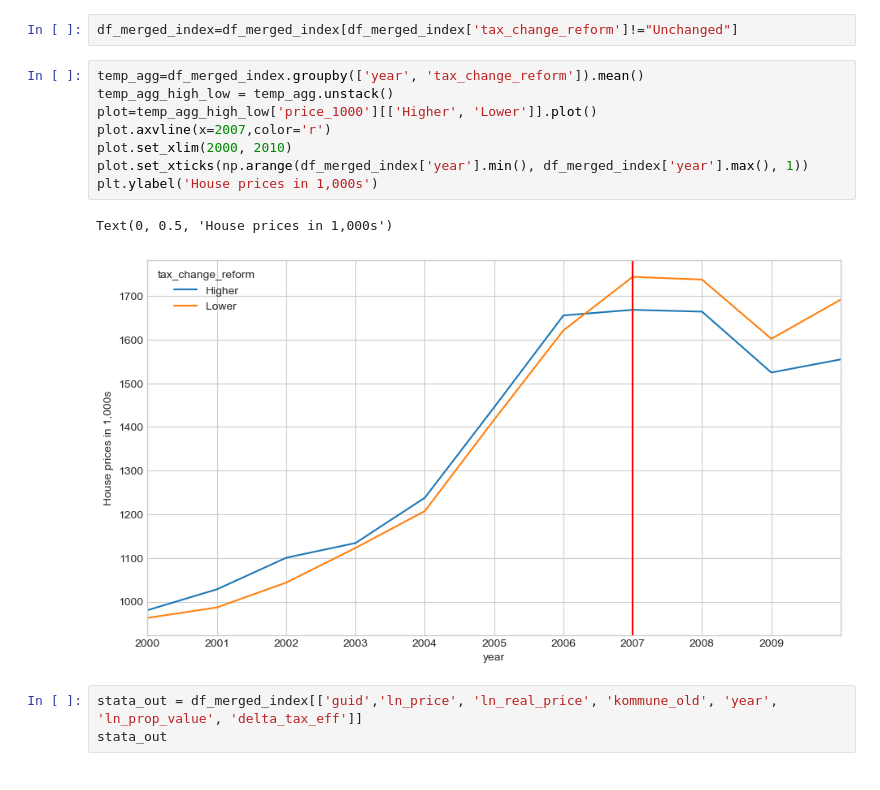
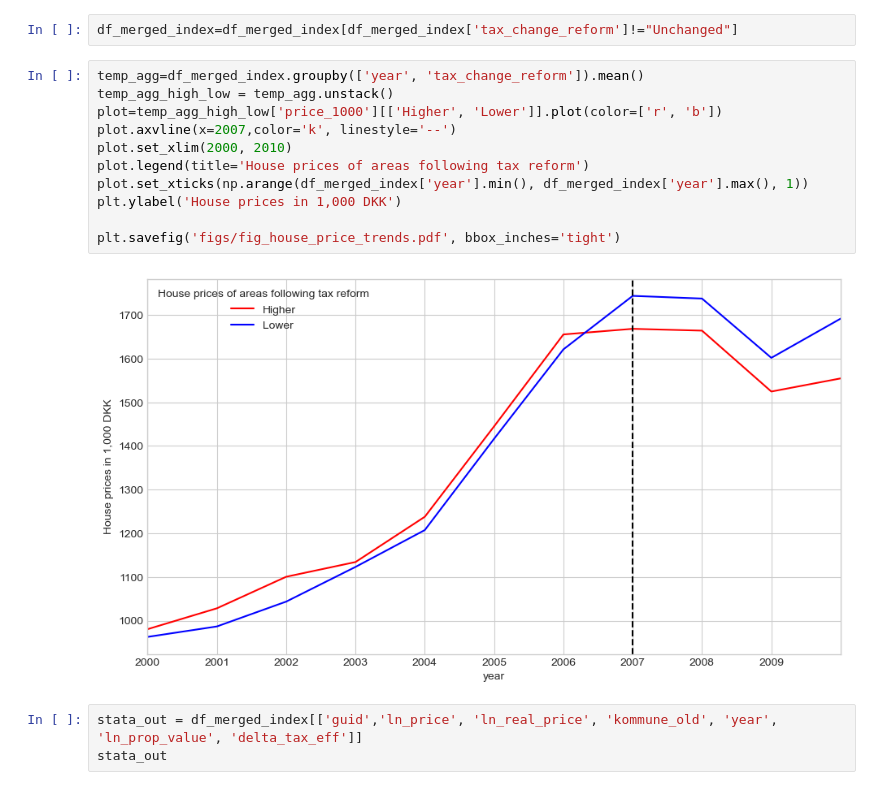
Before and after one commit to jorgenhost/No_taxation_without_capitalization, a Jupyter notebook: main.ipynb, the cells around one changed output. Drawn from its saved outputs; the diff is of its cells as text.

```diff
--- a/main.ipynb
+++ b/main.ipynb
@@ -346,14 +393,16 @@ df_merged_index=df_merged_index[df_merged_index['tax_change_reform']!="Unchanged
 # %%
 temp_agg=df_merged_index.groupby(['year', 'tax_change_reform']).mean()
 temp_agg_high_low = temp_agg.unstack()
-plot=temp_agg_high_low['price_1000'][['Higher', 'Lower']].plot()
-plot.axvline(x=2007,color='r')
+plot=temp_agg_high_low['price_1000'][['Higher', 'Lower']].plot(color=['r', 'b'])
+plot.axvline(x=2007,color='k', linestyle='--')
 plot.set_xlim(2000, 2010)
+plot.legend(title='House prices of areas following tax reform')
 plot.set_xticks(np.arange(df_merged_index['year'].min(), df_merged_index['year'].max(), 1))
-plt.ylabel('House prices in 1,000s')
+plt.ylabel('House prices in 1,000 DKK')
+
+plt.savefig('figs/fig_house_price_trends.pdf', bbox_inches='tight')
 # %% [output]
-Text(0, 0.5, 'House prices in 1,000s')
-[figure, old version]
+[figure, new version]
 # %%
 stata_out = df_merged_index[['guid','ln_price', 'ln_real_price', 'kommune_old', 'year', 'ln_prop_value', 'delta_tax_eff']]
 stata_out
```
Also changed, not shown: parts of 29 cells of this notebook, 9 other files.
